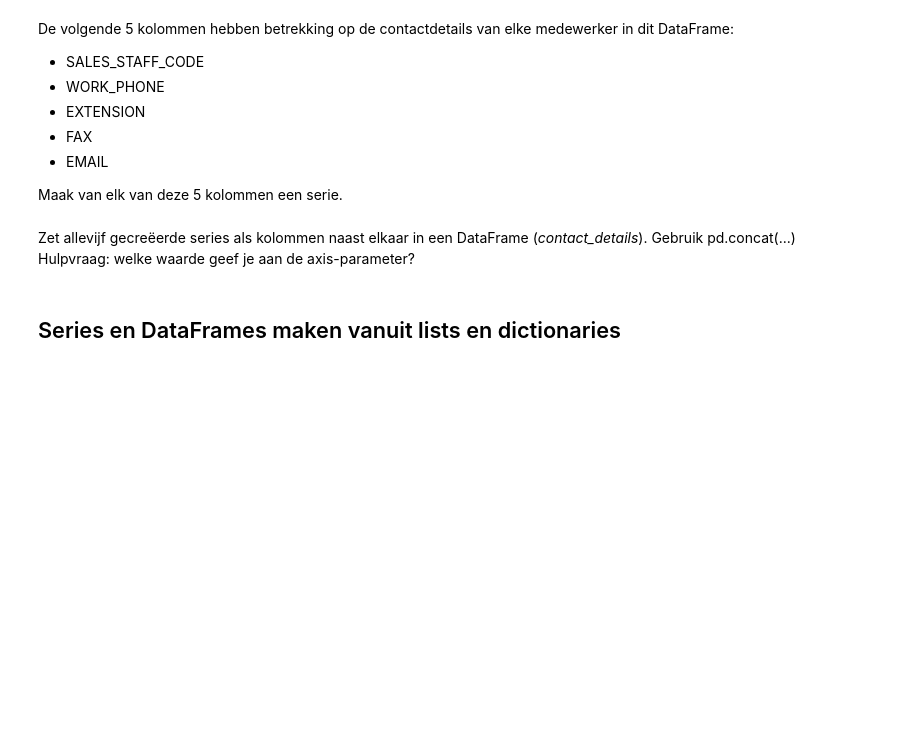
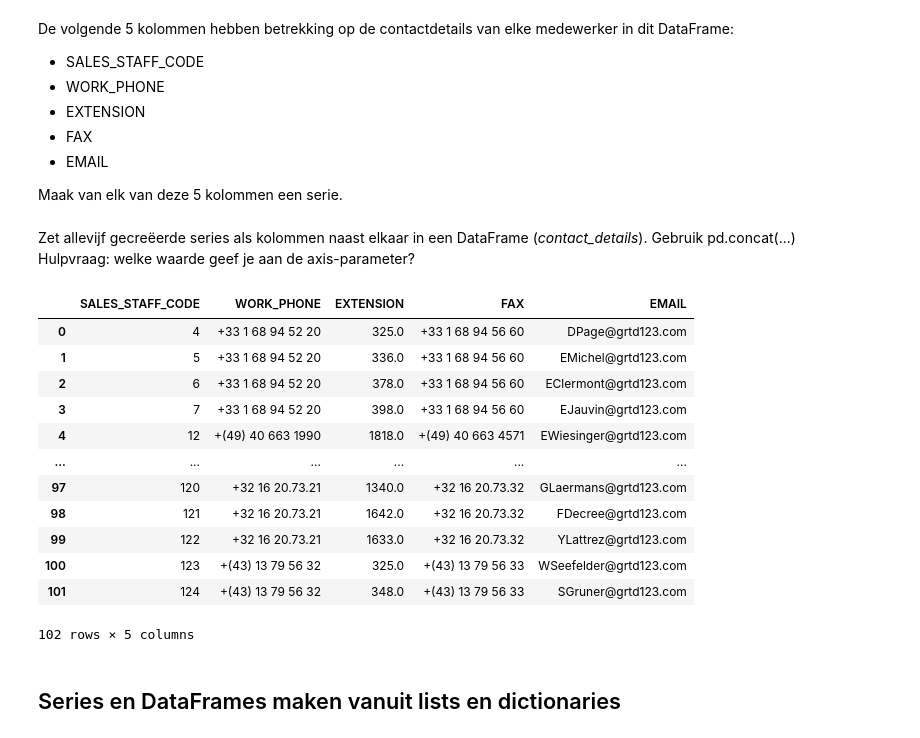
Before and after one commit to BayramGurel/DEAI, a Jupyter notebook: Week 1 - DEAI/DEAI - Pythonweek WC Basistechnieken & Dependency Management/Opdrachten.ipynb, the cells around one changed output. Cells and saved outputs as stored; diff of their text form; code cells hidden in the pictures; blank space fills up the shorter version.

```diff
--- a/Week 1 - DEAI/DEAI - Pythonweek WC Basistechnieken & Dependency Management/Opdrachten.ipynb
+++ b/Week 1 - DEAI/DEAI - Pythonweek WC Basistechnieken & Dependency Management/Opdrachten.ipynb
@@ -340,3 +457,12 @@ pd.DatetimeIndex(sales_staff['DATE_HIRED']).year
+# %%
+sales_staff["DATE_HIRED"] = pd.to_datetime(sales_staff["DATE_HIRED"])
+idx = pd.DatetimeIndex(sales_staff["DATE_HIRED"])
+
+sales_staff["jaar"] = idx.year
+sales_staff["kwartaal"] = idx.quarter
+sales_staff["maand"] = idx.month
+sales_staff["week"] = idx.isocalendar().week.to_numpy()
+sales_staff["dag"] = idx.day
 # %% [markdown]
 Deze zelfde syntax is te gebruiken voor het extraheren van kwartalen, maanden, weken en dagen. Probeer het maar eens!
 # %% [markdown]
@@ -350,9 +476,32 @@ De volgende 5 kolommen hebben betrekking op de contactdetails van elke medewerke
 - EMAIL
 
 Maak van elk van deze 5 kolommen een serie.
+# %%
+code = sales_staff["SALES_STAFF_CODE"]
+phone = sales_staff["WORK_PHONE"]
+ext = sales_staff["EXTENSION"]
+fax = sales_staff["FAX"]
+email = sales_staff["EMAIL"]
 # %% [markdown]
 Zet allevijf gecreëerde series als kolommen naast elkaar in een DataFrame (*contact_details*). Gebruik pd.concat(...)<br>
 Hulpvraag: welke waarde geef je aan de axis-parameter?
+# %%
+contact_details = pd.concat([code, phone, ext, fax, email], axis=1)
+contact_details
+# %% [output]
+|  | SALES_STAFF_CODE | WORK_PHONE | EXTENSION | FAX | EMAIL |
+| 0 | 4 | +33 1 68 94 52 20 | 325.0 | +33 1 68 94 56 60 | DPage@grtd123.com |
+| 1 | 5 | +33 1 68 94 52 20 | 336.0 | +33 1 68 94 56 60 | EMichel@grtd123.com |
+| 2 | 6 | +33 1 68 94 52 20 | 378.0 | +33 1 68 94 56 60 | EClermont@grtd123.com |
+| 3 | 7 | +33 1 68 94 52 20 | 398.0 | +33 1 68 94 56 60 | EJauvin@grtd123.com |
+| 4 | 12 | +(49) 40 663 1990 | 1818.0 | +(49) 40 663 4571 | EWiesinger@grtd123.com |
+| ... | ... | ... | ... | ... | ... |
+| 97 | 120 | +32 16 20.73.21 | 1340.0 | +32 16 20.73.32 | GLaermans@grtd123.com |
+| 98 | 121 | +32 16 20.73.21 | 1642.0 | +32 16 20.73.32 | FDecree@grtd123.com |
+| 99 | 122 | +32 16 20.73.21 | 1633.0 | +32 16 20.73.32 | YLattrez@grtd123.com |
+| 100 | 123 | +(43) 13 79 56 32 | 325.0 | +(43) 13 79 56 33 | WSeefelder@grtd123.com |
+| 101 | 124 | +(43) 13 79 56 32 | 348.0 | +(43) 13 79 56 33 | SGruner@grtd123.com |
+102 rows × 5 columns
 # %% [markdown]
 ## Series en DataFrames maken vanuit lists en dictionaries
 # %% [markdown]
```
Also changed, not shown: parts of 27 cells of this notebook, 1 other file.
